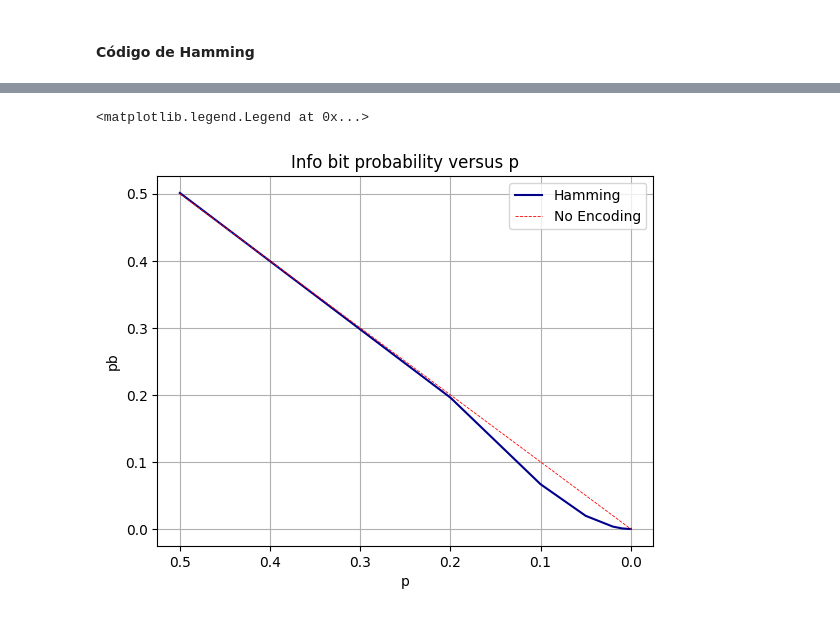
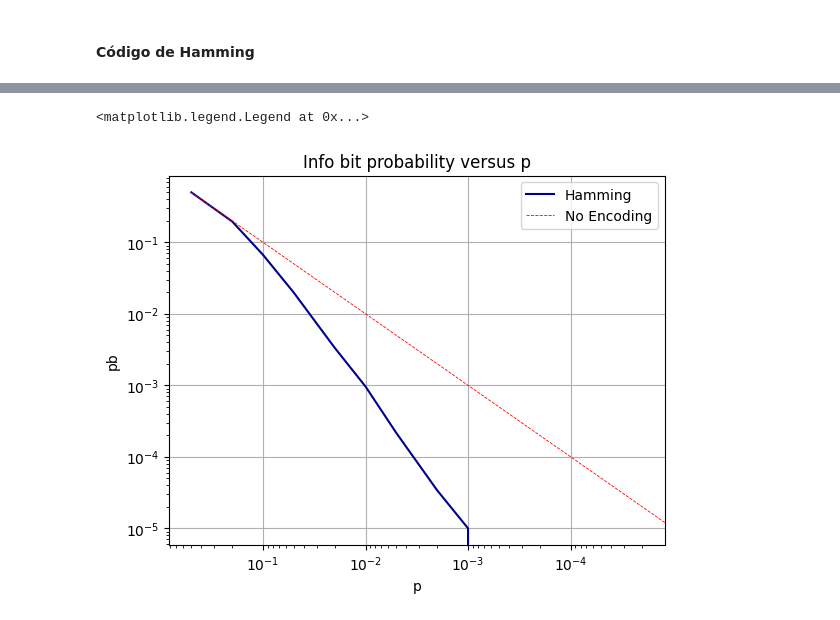
Before and after one commit to gabriel-telles/hamming_code, a Jupyter notebook: error_probability.ipynb, the cells around one changed output, grey strips where cells are left out. Drawn from its saved outputs; the diff is of its cells as text; code cells hidden in the pictures.

```diff
--- a/error_probability.ipynb
+++ b/error_probability.ipynb
@@ -101,16 +101,16 @@ ps
 # %%
 fig, ax = plt.subplots(1, 1)
-ax.plot(ps, info_bit_error_probas, color="darkblue")
+ax.loglog(ps, info_bit_error_probas, color="darkblue")
 ax.invert_xaxis()
 ax.grid()
 ax.set_title("Info bit probability versus p")
 ax.set_xlabel("p")
 ax.set_ylabel("pb")
 
 n = [0.5, 0.4, 0.3, 0.2, 0.1, 0]
-ax.plot(n, n, color = "red", linestyle="--", linewidth=0.6)
+ax.loglog(n, n, color = "red", linestyle="--", linewidth=0.6)
 
 ax.legend(["Hamming", "No Encoding"])
 # %% [output]
 <matplotlib.legend.Legend at 0x...>
-[figure, old version]
+[figure, new version]
```
Also changed, not shown: parts of 3 cells of this notebook, 28 other files.
